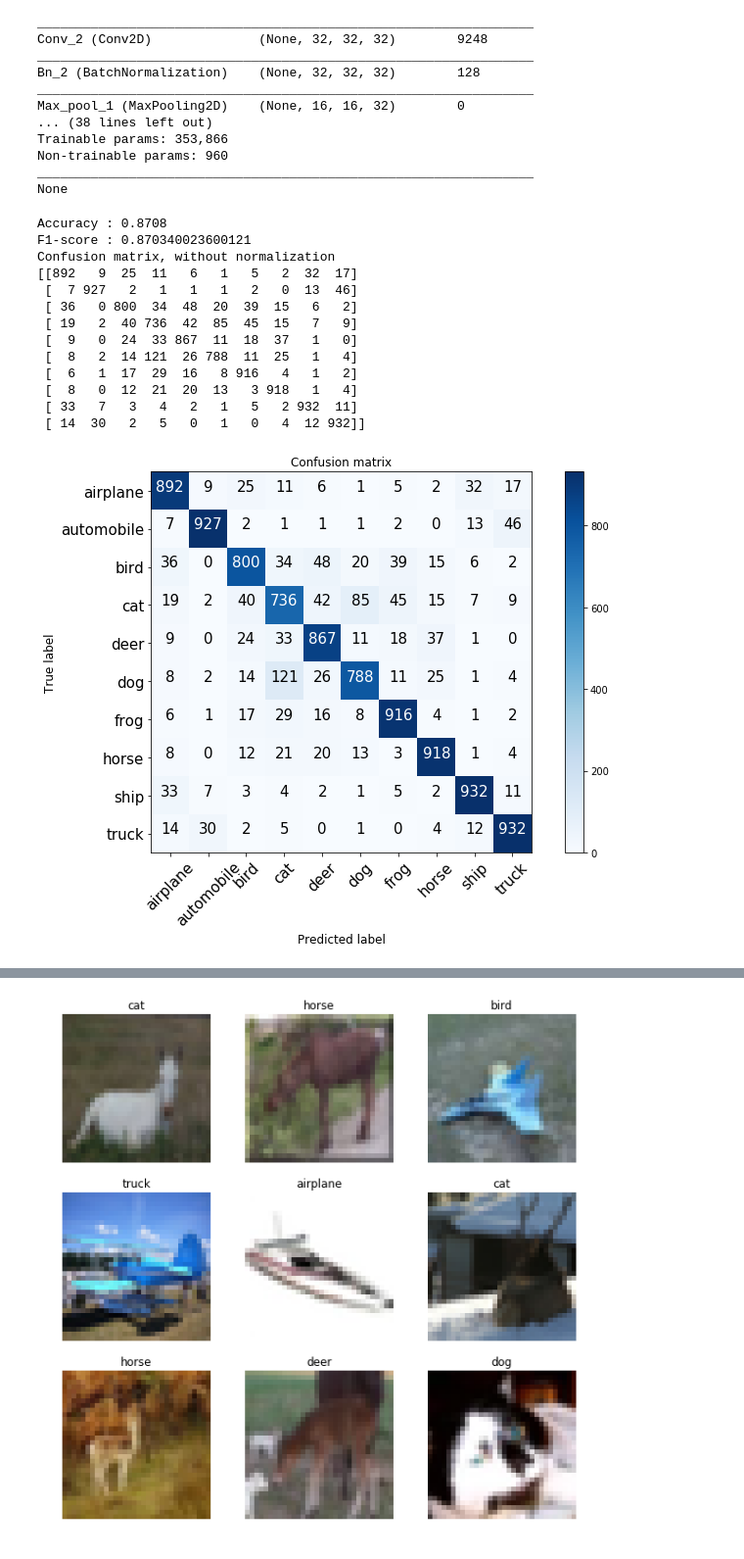
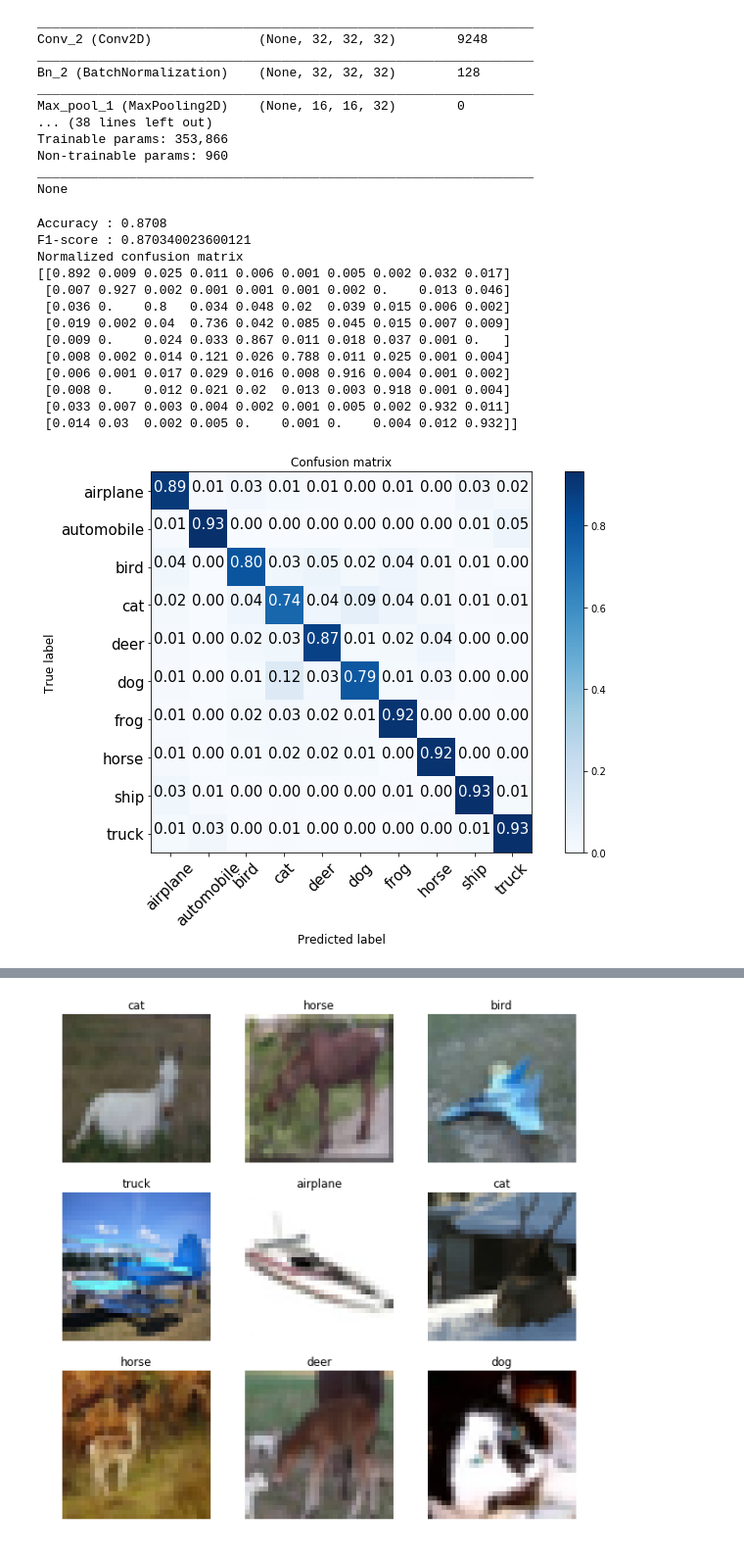
Before and after one commit to vikranth94/Cifar10, a Jupyter notebook: CNN.ipynb, the cells around one changed output, grey strips where cells are left out. Shown at 98% size. Drawn from its saved outputs; the diff is of its cells as text; code cells hidden in the pictures.

```diff
--- a/CNN.ipynb
+++ b/CNN.ipynb
@@ -117,27 +137,27 @@ None
 # %%
 cf_matrix, accuracy, macro_f1, mismatch, y_pred = calculate_metrics(model, X_test, y_test_binary)
 print('Accuracy : {}'.format(accuracy))
 print('F1-score : {}'.format(macro_f1))
 
 plot_confusion_matrix(cf_matrix, classes,
-                          normalize=False,
+                          normalize=True,
                           title='Confusion matrix',
                           cmap=plt.cm.Blues)
 # %% [output]
 Accuracy : 0.8708
 F1-score : 0.870340023600121
-Confusion matrix, without normalization
-[[892   9  25  11   6   1   5   2  32  17]
- [  7 927   2   1   1   1   2   0  13  46]
- [ 36   0 800  34  48  20  39  15   6   2]
- [ 19   2  40 736  42  85  45  15   7   9]
- [  9   0  24  33 867  11  18  37   1   0]
- [  8   2  14 121  26 788  11  25   1   4]
- [  6   1  17  29  16   8 916   4   1   2]
- [  8   0  12  21  20  13   3 918   1   4]
- [ 33   7   3   4   2   1   5   2 932  11]
- [ 14  30   2   5   0   1   0   4  12 932]]
+Normalized confusion matrix
+[[0.892 0.009 0.025 0.011 0.006 0.001 0.005 0.002 0.032 0.017]
+ [0.007 0.927 0.002 0.001 0.001 0.001 0.002 0.    0.013 0.046]
+ [0.036 0.    0.8   0.034 0.048 0.02  0.039 0.015 0.006 0.002]
+ [0.019 0.002 0.04  0.736 0.042 0.085 0.045 0.015 0.007 0.009]
+ [0.009 0.    0.024 0.033 0.867 0.011 0.018 0.037 0.001 0.   ]
+ [0.008 0.002 0.014 0.121 0.026 0.788 0.011 0.025 0.001 0.004]
+ [0.006 0.001 0.017 0.029 0.016 0.008 0.916 0.004 0.001 0.002]
+ [0.008 0.    0.012 0.021 0.02  0.013 0.003 0.918 0.001 0.004]
+ [0.033 0.007 0.003 0.004 0.002 0.001 0.005 0.002 0.932 0.011]
+ [0.014 0.03  0.002 0.005 0.    0.001 0.    0.004 0.012 0.932]]
-[figure, old version]
+[figure, new version]
 # %%
 #Visualizing Predictions
 fig, axes1 = plt.subplots(3,3,figsize=(10,10))
```
Also changed, not shown: parts of 2 cells of this notebook.
